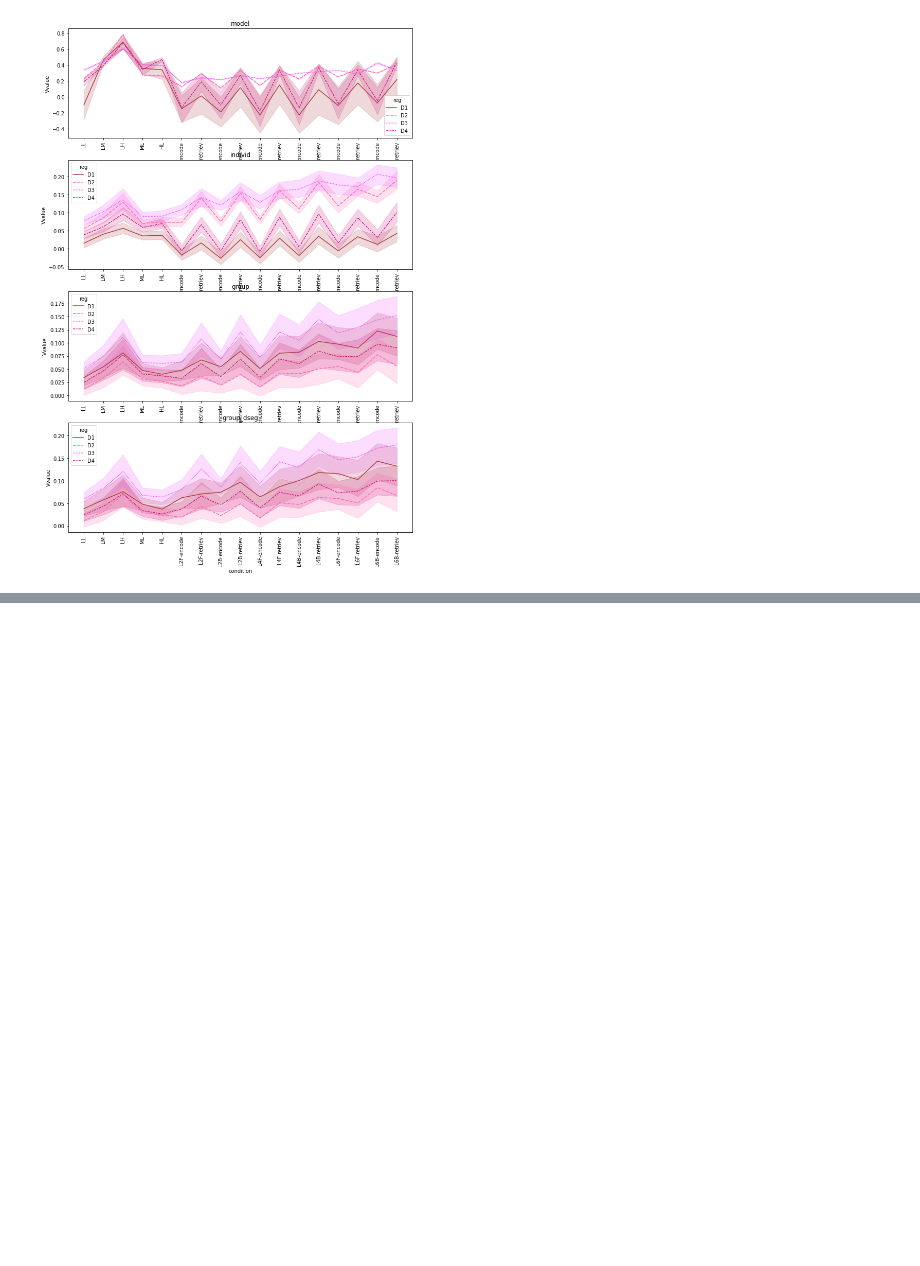
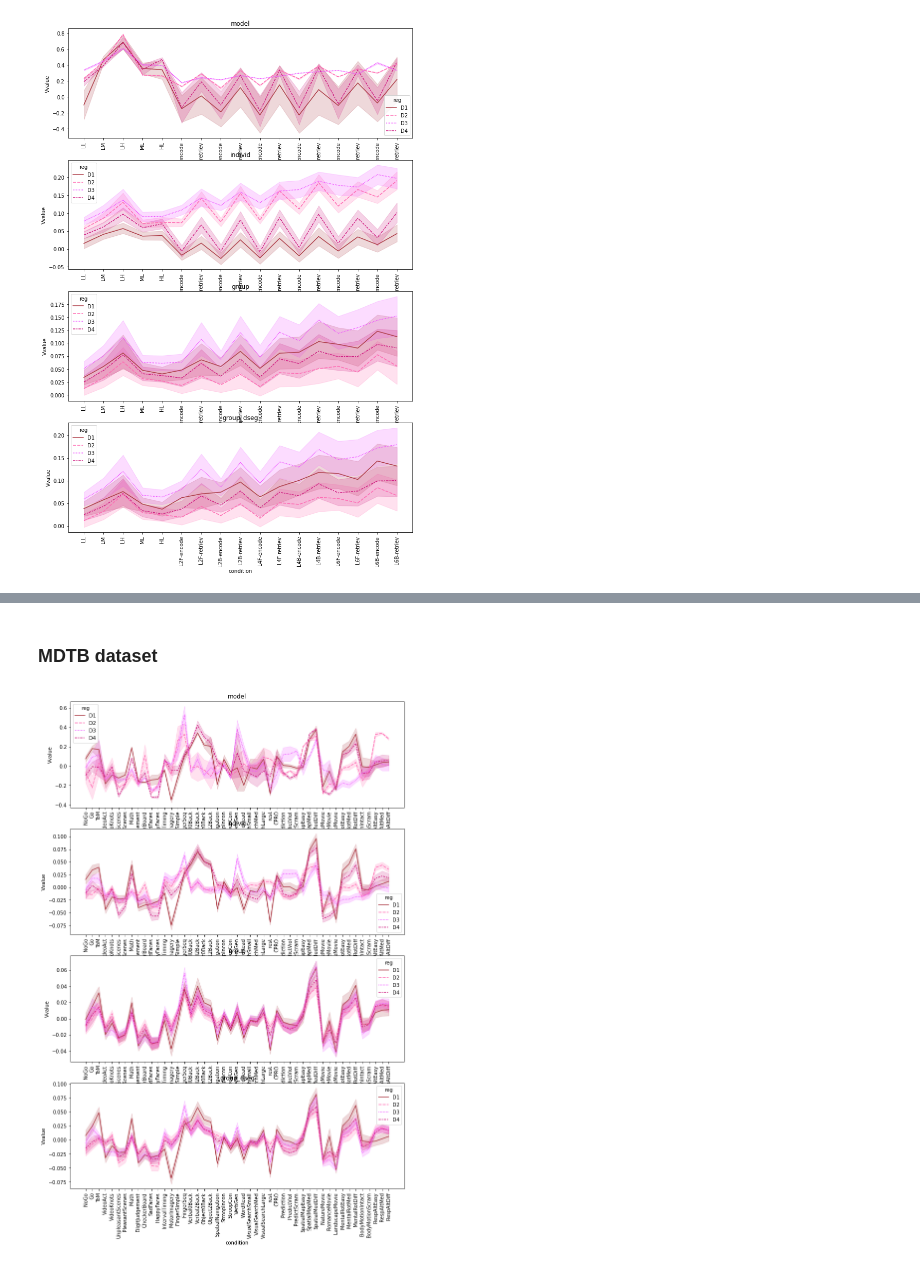
Before and after one commit to DiedrichsenLab/ProbabilisticParcellation, a Jupyter notebook: notebooks/atlas_paper/functional_profiles_method_comparision.ipynb, the cells around one changed output, grey strips where cells are left out. Saved outputs shown, nothing was run; the diff lists cells and outputs as text; code cells hidden in the pictures; blank space fills up the shorter version.

Commit message:
Different profile types

```diff
--- a/notebooks/atlas_paper/functional_profiles_method_comparision.ipynb
+++ b/notebooks/atlas_paper/functional_profiles_method_comparision.ipynb
@@ -61,7 +61,7 @@ for i in range(4):
 ### WFMS dataset
 # %%
 def plot_cond(D,ds='WMFS'):
-    T = D[D.dataset=='WMFS']
+    T = D[D.dataset==ds]
     regions = ['D1L','D1R','D2L','D2R','D3L','D3R','D4L','D4R']
     reg_colors = [[0.681,0.2444,0.2878],[1.0,0.4204,0.7005],[0.9399,0.3261,1.0],[0.8166,0.1178,0.5079]]
     T = T[['condition'] + regions]
@@ -135,21 +82,0 @@ These two differ mostly by the scaling across different regions and datasets
-# %%
-reg = ['M1L','M1R','M2L','M2R','M3L','M3R','M4L','M4R',
-       'A1L','A1R','A2L','A2R',
-       'D1L','D1R','D2L','D2R','D3L','D3R','D4L','D4R',
-       'I1L','I1R','I2L','I2R',
-       'S1L','S1R','S2L','S2R','S3L','S3R','S4L','S4R']
-
-ds = 'Demand'
-# Compare Scaling and mean of the profiles
-M = pd.read_csv(base_dir + 'Profiles/' + 'NettekovenSym32_profile_model.tsv',delimiter='\t')
-D = pd.read_csv(base_dir + 'Profiles/' + 'NettekovenSym32_profile_data.tsv',delimiter='\t')
-
-A=D.groupby(['dataset','session','condition'],sort=False).agg('mean').reset_index()
-Mv=M[reg].values
-Av=A[reg].values
-
-plt.figure(figsize=(15,6))
-plt.subplot(1,2,1)
-plt.imshow(Mv[M.dataset==ds,:])
-plt.subplot(1,2,2)
-plt.imshow(Av[A.dataset==ds,:])
@@ -167,0 +83,10 @@ array([ 0.02967666,  0.09733027, -0.04642067,  0.01472654, -0.01161108,
+# %% [markdown]
+### MDTB dataset
+# %%
+plt.figure(figsize=(12,18))
+for i in range(4):
+    plt.subplot(4,1,i+1)
+    plot_cond(D[i],'MDTB')
+    plt.title(type[i])
+# %% [output]
+[figure, added]
```
Also changed, not shown: parts of 8 cells of this notebook, 1 other file.
